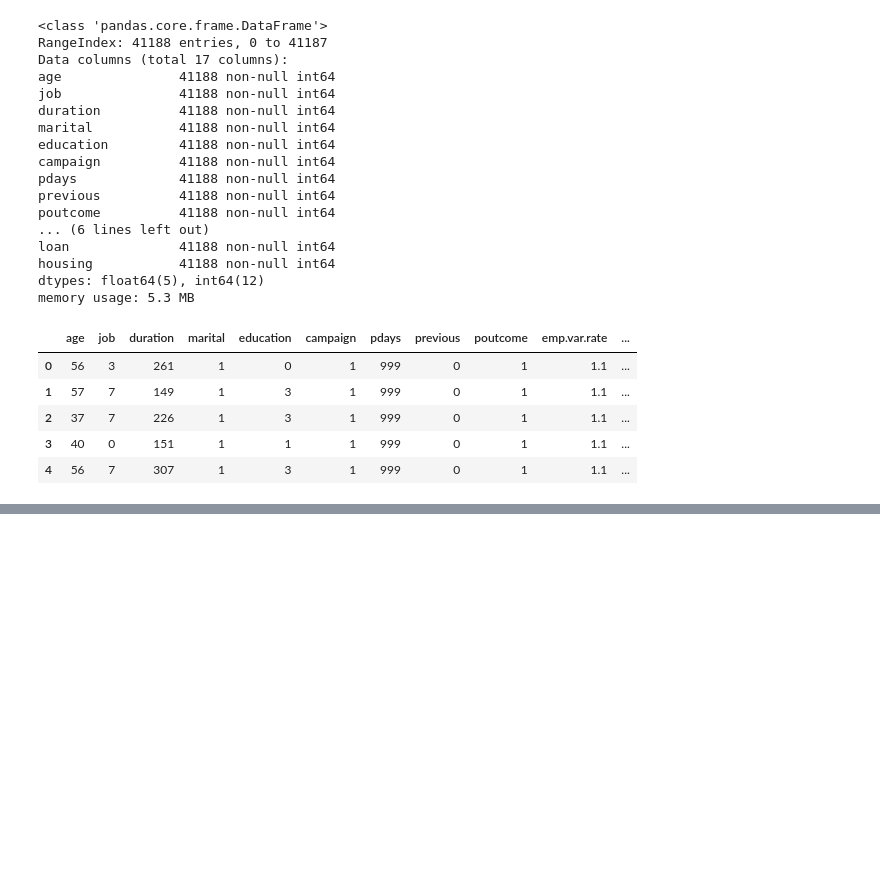
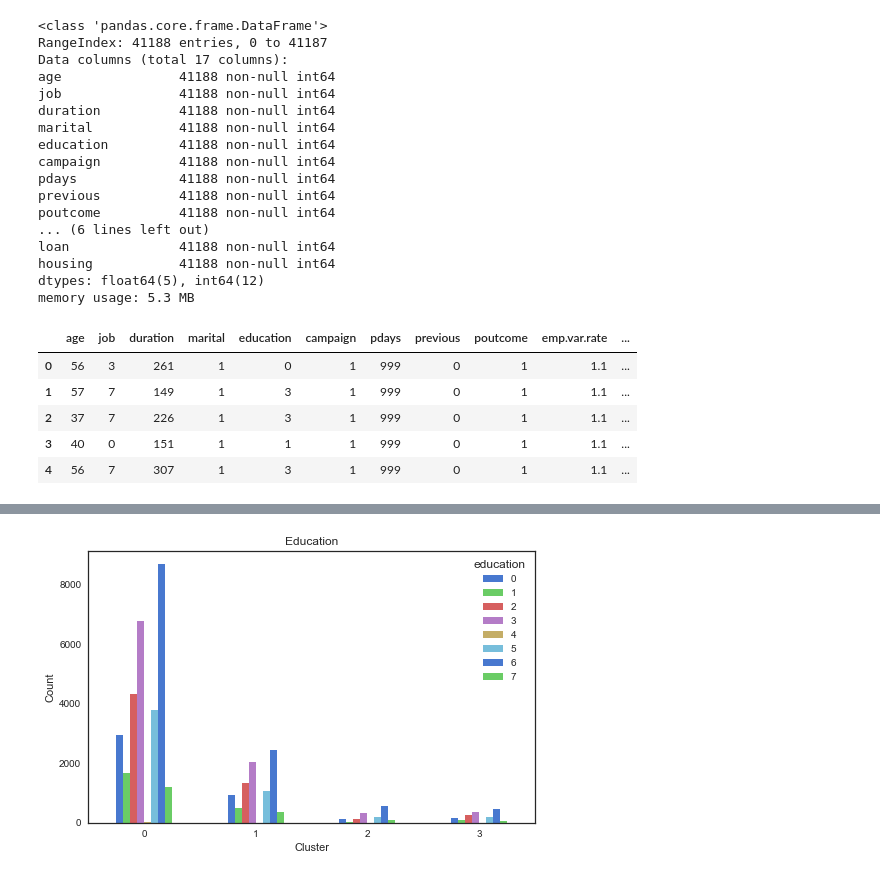
Before and after one commit to dipanjan123/Capstone_project2, a Jupyter notebook: Capstone2-ML.ipynb, the cells around one changed output, grey strips where cells are left out. Cells and saved outputs as stored; diff of their text form; code cells hidden in the pictures; blank space fills up the shorter version.

Commit message:
Clustering

```diff
--- a/Capstone2-ML.ipynb
+++ b/Capstone2-ML.ipynb
@@ -763,3 +775,4 @@ data.head()
 # %%
-df_new = pd.merge_ordered(data, df_pca, how='outer',on= index)
+df_new = pd.merge_ordered(data, df_pca, how='outer',on= 'index')
+df_new.head()
 # %% [output]
@@ -767,6 +785,9 @@ NameError: name 'index' is not defined
 # %%
-_ = pd.crosstab(df_new['cluster_label'], df_new['campaign']).plot(kind='bar', figsize=(8,5))
-_ = plt.title('Campaign')
+_ = pd.crosstab(df_new['cluster_label'], df_new['education']).plot(kind='bar', figsize=(8,5))
+_ = plt.title('Education')
 _ = plt.xlabel('Cluster')
-_ = plt.xticks(range(0,3), ('0', '1', '2'), rotation=0)
+_ = plt.xticks(range(0,4), ('0', '1', '2','3'), rotation=0)
 _ = plt.ylabel('Count')
+plt.show()
+# %% [output]
+[figure, added]
```
Also changed, not shown: parts of 4 cells of this notebook.
